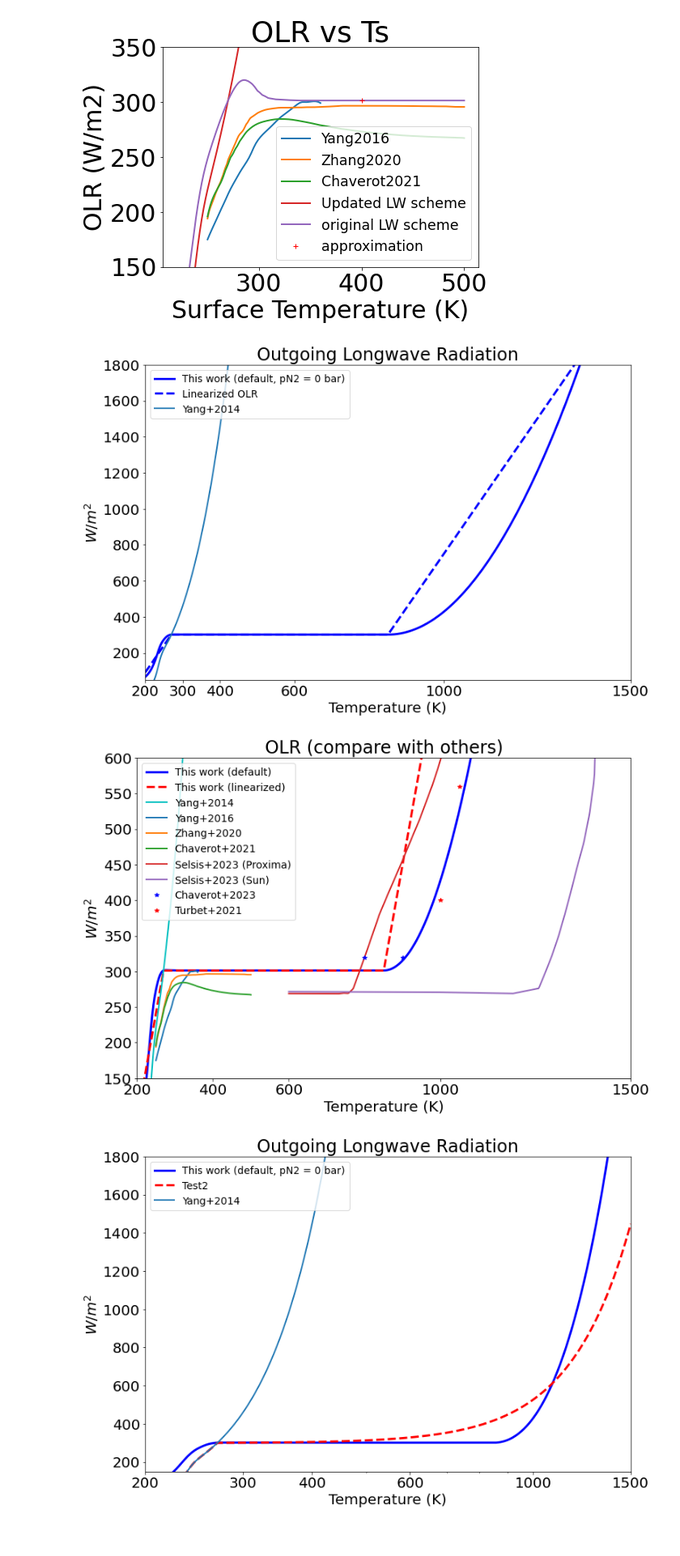
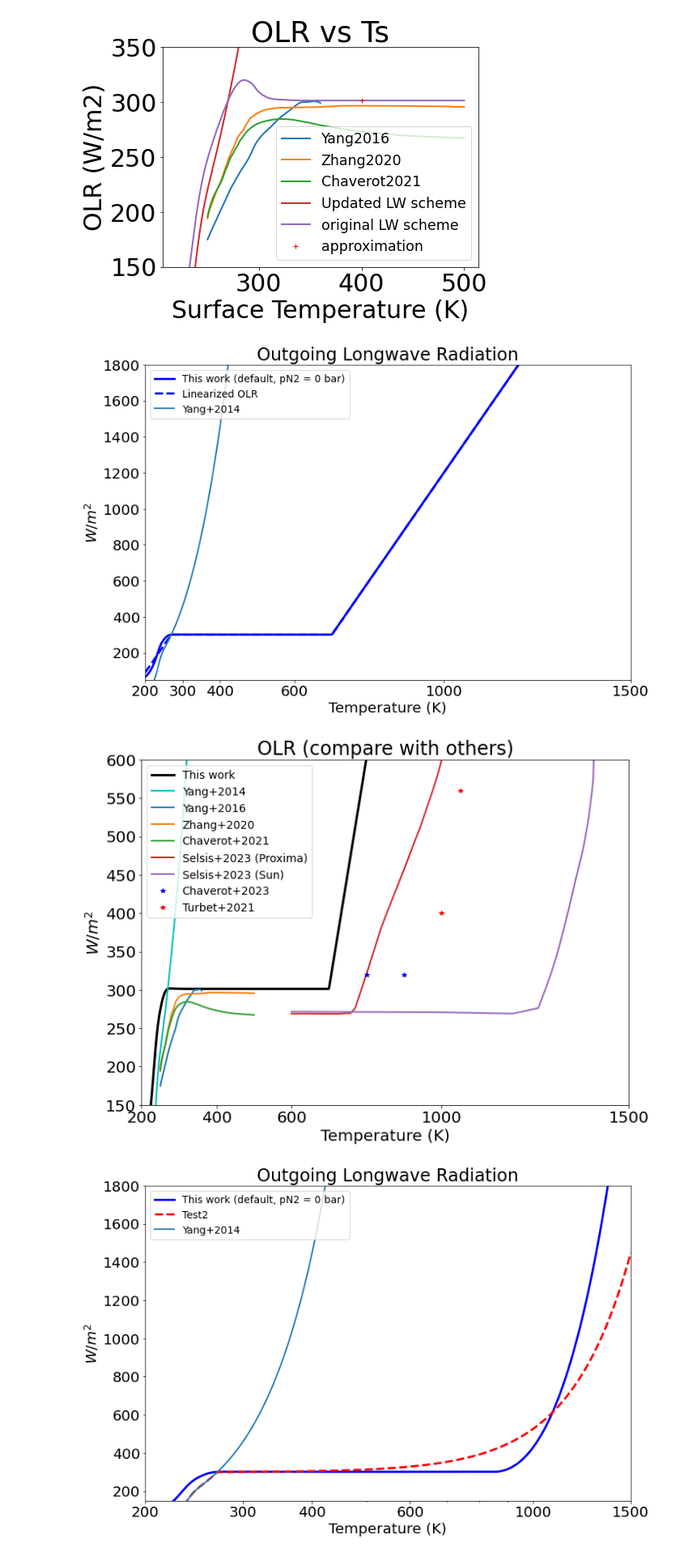
Before and after one commit to bowen27/hysteresis_steam, a Jupyter notebook: Code_OnMidway2Cluster_03242023/radiation fitting.ipynb, the cells around one changed output. Shown at 81% size. Cells and saved outputs as stored; diff of their text form; code cells hidden in the pictures.

```diff
--- a/Code_OnMidway2Cluster_03242023/radiation fitting.ipynb
+++ b/Code_OnMidway2Cluster_03242023/radiation fitting.ipynb
@@ -843,7 +896,7 @@ T1 = 270
 OLR2 = Trans_K2018 * e2_test*sigma*T_test**4 + (1-Trans_K2018) * sigma * T1 ** 4
 
 OLR3 = OLR2 - 1e-9
-OLR3[T_test>850] = 5.67e-3*(T_test[T_test>850]-850)**2 + sigma*T1**4
+OLR3[T_test>700] = 5.67e-3*(T_test[T_test>700]-700)**2 + sigma*T1**4
 
 Trans_0p1 = np.interp(T_test, Ts0-15, Trans0)
 OLR4 = Trans_0p1 * e2_test*sigma*T_test**4 + (1-Trans_0p1) * sigma * T1 ** 4
@@ -851,7 +904,16 @@ OLR4[T_test>850] = 5.67e-3*(T_test[T_test>850]-850)**2 + sigma*T1**4
 
 Trans_0 = np.interp(T_test, Ts0-30, Trans0)
 OLR5 = Trans_0 * e2_test*sigma*T_test**4 + (1-Trans_0) * sigma * T1 ** 4
-OLR5[T_test>850] = 5.67e-3*(T_test[T_test>850]-850)**2 + sigma*T1**4
+# OLR5[T_test>700] = 5.67e-3*(T_test[T_test>700]-700)**2 + sigma*T1**4
+T_ref = 280
+index_T_ref = (np.abs(T_test - T_ref)).argmin()
+OLR_ref = OLR5[index_T_ref]
+# Create OLR6 based on conditions
+slope = 3
+T_end = 700
+# OLR5[T_test>T_ref and T_test <= T_end] = OLR_ref
+OLR5[T_test>T_end] = OLR_ref + slope * (T_test[T_test>T_end] - T_end)
+
 
 OLR6 = np.zeros_like(T_test, dtype=float)
 T_ref = 270
@@ -865,8 +927,8 @@ for i, T in enumerate(T_test):
         OLR6[i] = OLR_ref - slope * (T_ref - T)
     elif T == T_ref:
         OLR6[i] = OLR_ref
-    elif T > 850:
-        OLR6[i] = OLR_ref + slope * (T - 850)
+    elif T > 700:
+        OLR6[i] = OLR_ref + slope * (T - 700)
     else:
         OLR6[i] = OLR_ref
 
@@ -897,43 +959,43 @@ plt.rcParams["figure.figsize"] = (30,8)
 
 plt.show()
 # %% [output]
-[figure, old version]
+[figure, new version]
 # %%
 # # Official plot for the radiation scheme
 # fig, ax = plt.subplots(figsize=(12,8))
 
-plt.figure(figsize=(12, 8))
+plt.figure(figsize=(11, 8))
 
 # plt.subplot(2, 3, 1)
 # ax.plot(T0, P0, linewidth=2.0,label = 'original')
-plt.plot(T_test, OLR5, '-b',linewidth=3.0,label = 'This work (default)')
-plt.plot(T_test, OLR6, '--r',linewidth=3.0,label = 'This work (linearized)')
+plt.plot(T_test, OLR5, '-k',linewidth=3.0,label = 'This work')
+# plt.plot(T_test, OLR6, '--r',linewidth=3.0,label = 'This work (linearized)')
 # plt.plot(T_test, OLR3, '--r',linewidth=2.0,label = 'This work (pN2 = 1 bar)')
 # ax.plot(T_test[T_test<280], OLR1[T_test<280], linewidth=2.0,label = 'Yang+2014')
 plt.plot(T_test, OLR1, '-c',linewidth=2.0,label = 'Yang+2014')
 plt.plot(Ts_Y2016, OLR_Y2016, '-',linewidth = 2.0, label = 'Yang+2016')
 plt.plot(Ts_C2021, OLR_Z2020, linewidth = 2.0, label = 'Zhang+2020')
 plt.plot(Ts_C2021, OLR_C2021, linewidth = 2.0, label = 'Chaverot+2021')
 plt.plot(Ts_S2023_M, OLR_S2023_M, linewidth = 2.0, label = 'Selsis+2023 (Proxima)')
 plt.plot(Ts_S2023_G, OLR_S2023_G, linewidth = 2.0, label = 'Selsis+2023 (Sun)')
 plt.plot([800, 900], [320, 320],'b*',label = 'Chaverot+2023')
 plt.plot([1000, 1050], [400, 560],'r*',label = 'Turbet+2021')
 # ax.set(xlim=(0, 8), xticks=np.arange(1, 8),
 plt.title("OLR (compare with others)")
 plt.xlabel("Temperature (K)")
 plt.ylabel(r"$W/m^2$")
 # plt.gca().invert_yaxis()
 plt.legend(loc='upper left', fontsize='x-small')
 plt.ylim(150, 600)
 plt.xlim(200, 1500)
 plt.xticks([200,400,600,1000,1500])
 # plt.rcParams.update({'font.size': 20})
 # plt.rcParams["figure.figsize"] = (30,8)
 
 
 plt.show()
 # %% [output]
-[figure, old version]
+[figure, new version]
 # %%
 # A even more realistic scheme for LW absorption
 RH = 1           # Dayside atmosphere relative humidity
```
Also changed, not shown: parts of 2 cells of this notebook, 6 other files.
